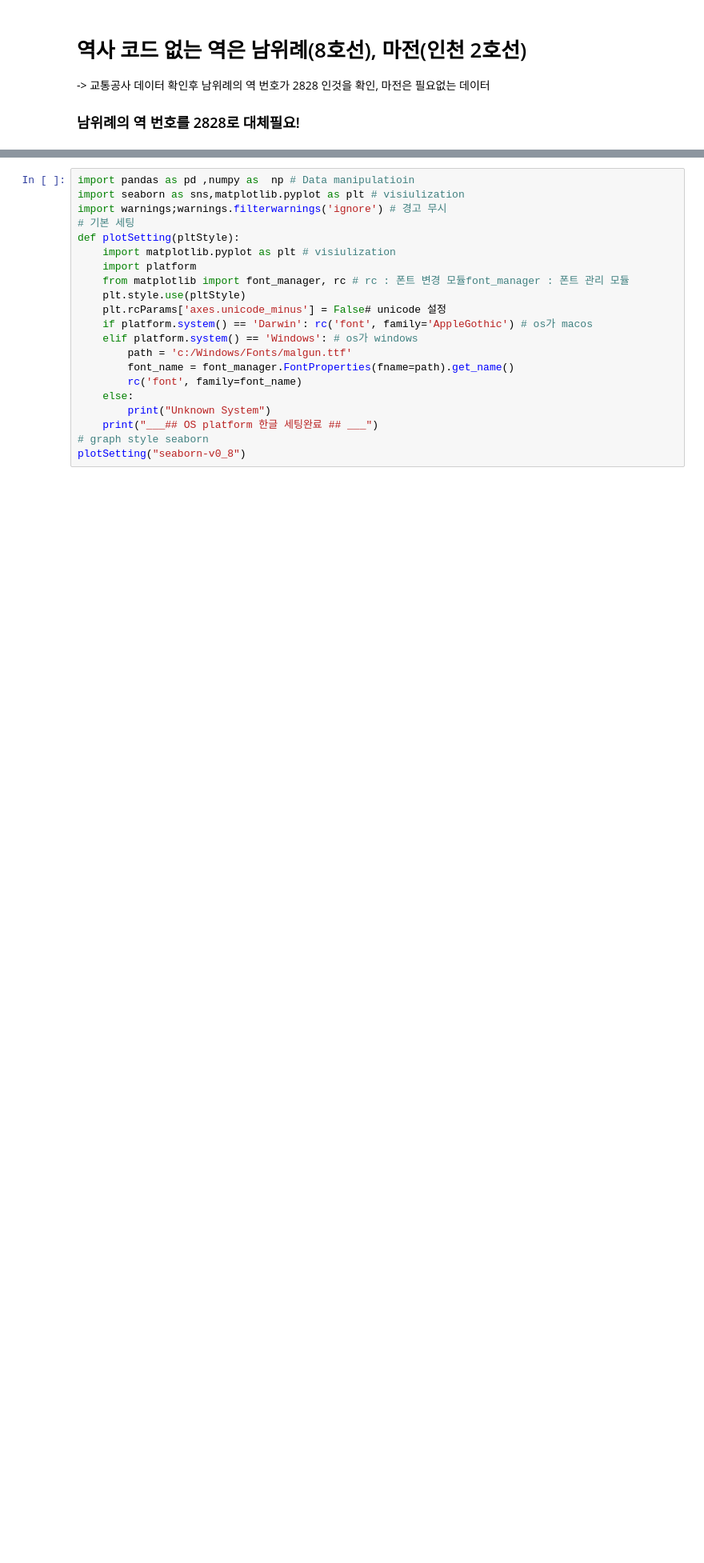
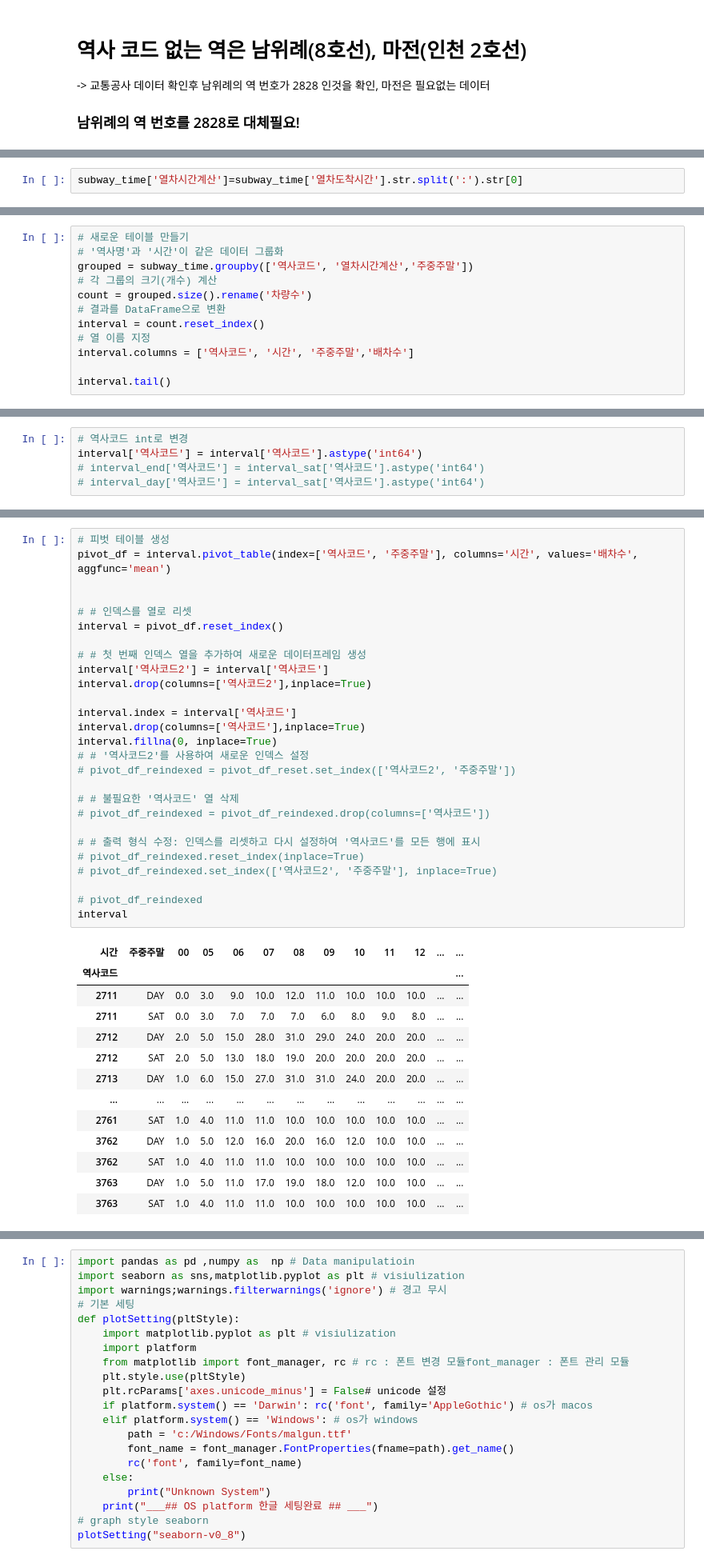
Before and after one commit to rhkddud0310/HaruSijack, a Jupyter notebook: DataAnalysis/2,4호선 정제.ipynb, the cells around one changed output, grey strips where cells are left out. Shown at 80% size. Cells and saved outputs as stored; diff of their text form; blank space fills up the shorter version.

```diff
--- a/DataAnalysis/2,4호선 정제.ipynb
+++ b/DataAnalysis/2,4호선 정제.ipynb
@@ -108,0 +151,2 @@ subway_time[subway_time['역사명'] == '남위례']
+# %%
+subway_time['열차시간계산']=subway_time['열차도착시간'].str.split(':').str[0]
@@ -108,0 +203,12 @@ subway_time[subway_time['역사명'] == '남위례']
+# %%
+# 새로운 테이블 만들기
+# '역사명'과 '시간'이 같은 데이터 그룹화
+grouped = subway_time.groupby(['역사코드', '열차시간계산','주중주말'])
+# 각 그룹의 크기(개수) 계산
+count = grouped.size().rename('차량수')
+# 결과를 DataFrame으로 변환
+interval = count.reset_index()
+# 열 이름 지정
+interval.columns = ['역사코드', '시간', '주중주말','배차수']
+
+interval.tail()
@@ -108,0 +238,5 @@ subway_time[subway_time['역사명'] == '남위례']
+# %%
+# 역사코드 int로 변경
+interval['역사코드'] = interval['역사코드'].astype('int64')
+# interval_end['역사코드'] = interval_sat['역사코드'].astype('int64')
+# interval_day['역사코드'] = interval_sat['역사코드'].astype('int64')
@@ -108,0 +266,41 @@ subway_time[subway_time['역사명'] == '남위례']
+# %%
+# 피벗 테이블 생성
+pivot_df = interval.pivot_table(index=['역사코드', '주중주말'], columns='시간', values='배차수', aggfunc='mean')
+
+
+# # 인덱스를 열로 리셋
+interval = pivot_df.reset_index()
+
+# # 첫 번째 인덱스 열을 추가하여 새로운 데이터프레임 생성
+interval['역사코드2'] = interval['역사코드']
+interval.drop(columns=['역사코드2'],inplace=True)
+
+interval.index = interval['역사코드']
+interval.drop(columns=['역사코드'],inplace=True)
+interval.fillna(0, inplace=True)
+# # '역사코드2'를 사용하여 새로운 인덱스 설정
+# pivot_df_reindexed = pivot_df_reset.set_index(['역사코드2', '주중주말'])
+
+# # 불필요한 '역사코드' 열 삭제
+# pivot_df_reindexed = pivot_df_reindexed.drop(columns=['역사코드'])
+
+# # 출력 형식 수정: 인덱스를 리셋하고 다시 설정하여 '역사코드'를 모든 행에 표시
+# pivot_df_reindexed.reset_index(inplace=True)
+# pivot_df_reindexed.set_index(['역사코드2', '주중주말'], inplace=True)
+
+# pivot_df_reindexed
+interval
+# %% [output]
+| 시간 | 주중주말 | 00 | 05 | 06 | 07 | 08 | 09 | 10 | 11 | 12 | ... | ... |
+| 역사코드 |  |  |  |  |  |  |  |  |  |  |  | ... |
+| 2711 | DAY | 0.0 | 3.0 | 9.0 | 10.0 | 12.0 | 11.0 | 10.0 | 10.0 | 10.0 | ... | ... |
+| 2711 | SAT | 0.0 | 3.0 | 7.0 | 7.0 | 7.0 | 6.0 | 8.0 | 9.0 | 8.0 | ... | ... |
+| 2712 | DAY | 2.0 | 5.0 | 15.0 | 28.0 | 31.0 | 29.0 | 24.0 | 20.0 | 20.0 | ... | ... |
+| 2712 | SAT | 2.0 | 5.0 | 13.0 | 18.0 | 19.0 | 20.0 | 20.0 | 20.0 | 20.0 | ... | ... |
+| 2713 | DAY | 1.0 | 6.0 | 15.0 | 27.0 | 31.0 | 31.0 | 24.0 | 20.0 | 20.0 | ... | ... |
+| ... | ... | ... | ... | ... | ... | ... | ... | ... | ... | ... | ... | ... |
+| 2761 | SAT | 1.0 | 4.0 | 11.0 | 11.0 | 10.0 | 10.0 | 10.0 | 10.0 | 10.0 | ... | ... |
+| 3762 | DAY | 1.0 | 5.0 | 12.0 | 16.0 | 20.0 | 16.0 | 12.0 | 10.0 | 10.0 | ... | ... |
+| 3762 | SAT | 1.0 | 4.0 | 11.0 | 11.0 | 10.0 | 10.0 | 10.0 | 10.0 | 10.0 | ... | ... |
+| 3763 | DAY | 1.0 | 5.0 | 11.0 | 17.0 | 19.0 | 18.0 | 12.0 | 10.0 | 10.0 | ... | ... |
+| 3763 | SAT | 1.0 | 4.0 | 11.0 | 11.0 | 10.0 | 10.0 | 10.0 | 10.0 | 10.0 | ... | ... |
```
Also changed, not shown: parts of 33 cells of this notebook.
